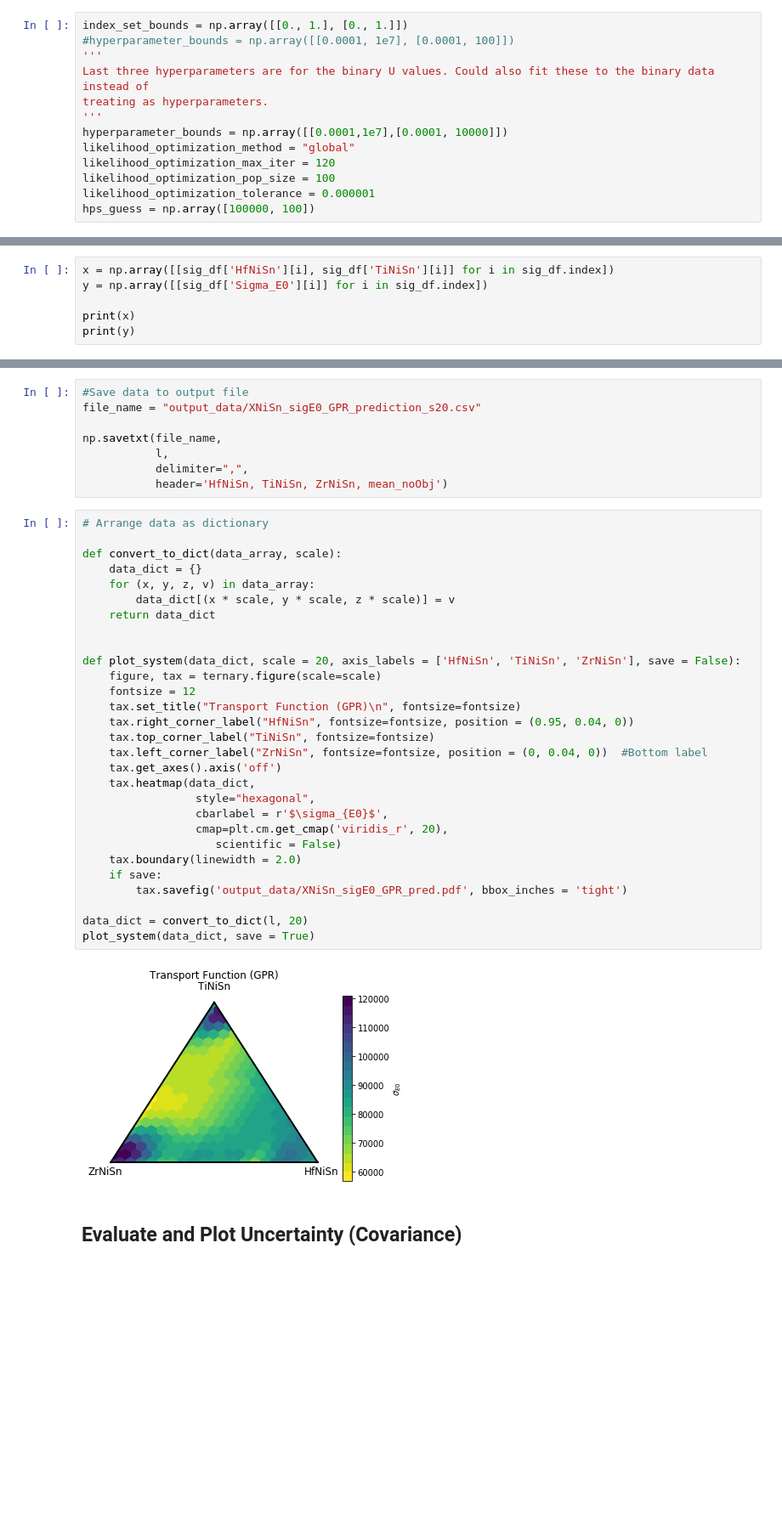
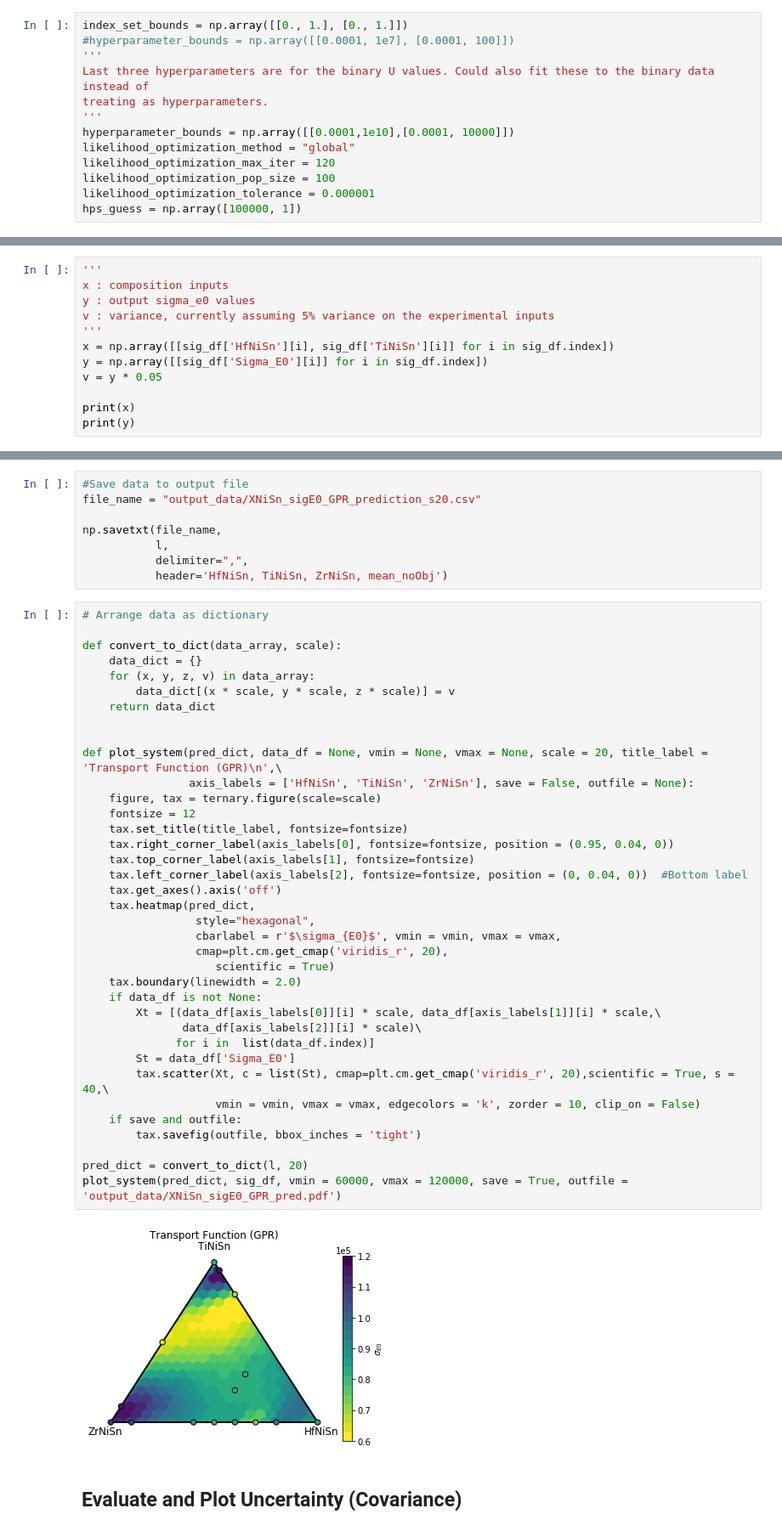
Before and after one commit to RamyaGuru/TECCA_GPR, a Jupyter notebook: SigmaE0_Kernel_Function.ipynb, the cells around one changed output, grey strips where cells are left out. Shown at 85% size. Saved outputs shown, nothing was run; the diff lists cells and outputs as text; blank space fills up the shorter version.

Commit message:
Added 5 percent experimental data variance. Changed hyperparameter bounds

```diff
--- a/SigmaE0_Kernel_Function.ipynb
+++ b/SigmaE0_Kernel_Function.ipynb
@@ -218,17 +218,23 @@ index_set_bounds = np.array([[0., 1.], [0., 1.]])
 Last three hyperparameters are for the binary U values. Could also fit these to the binary data instead of
 treating as hyperparameters.
 '''
-hyperparameter_bounds = np.array([[0.0001,1e7],[0.0001, 10000]])
+hyperparameter_bounds = np.array([[0.0001,1e10],[0.0001, 10000]])
 likelihood_optimization_method = "global"
 likelihood_optimization_max_iter = 120
 likelihood_optimization_pop_size = 100
 likelihood_optimization_tolerance = 0.000001
-hps_guess = np.array([100000, 100])
+hps_guess = np.array([100000, 1])
 # %% [markdown]
 ## Initialize and Train the GP Optimizer
 # %%
+'''
+x : composition inputs
+y : output sigma_e0 values
+v : variance, currently assuming 5% variance on the experimental inputs
+'''
 x = np.array([[sig_df['HfNiSn'][i], sig_df['TiNiSn'][i]] for i in sig_df.index])
 y = np.array([[sig_df['Sigma_E0'][i]] for i in sig_df.index])
+v = y * 0.05
 
 print(x)
 print(y)
@@ -358,34 +364,42 @@ np.savetxt(file_name,
 # %%
 # Arrange data as dictionary
 
 def convert_to_dict(data_array, scale):
     data_dict = {}
     for (x, y, z, v) in data_array:
         data_dict[(x * scale, y * scale, z * scale)] = v
     return data_dict
 
 
-def plot_system(data_dict, scale = 20, axis_labels = ['HfNiSn', 'TiNiSn', 'ZrNiSn'], save = False):
+def plot_system(pred_dict, data_df = None, vmin = None, vmax = None, scale = 20, title_label = 'Transport Function (GPR)\n',\
+                axis_labels = ['HfNiSn', 'TiNiSn', 'ZrNiSn'], save = False, outfile = None):
     figure, tax = ternary.figure(scale=scale)
     fontsize = 12
-    tax.set_title("Transport Function (GPR)\n", fontsize=fontsize)
-    tax.right_corner_label("HfNiSn", fontsize=fontsize, position = (0.95, 0.04, 0))
-    tax.top_corner_label("TiNiSn", fontsize=fontsize)
-    tax.left_corner_label("ZrNiSn", fontsize=fontsize, position = (0, 0.04, 0))  #Bottom label
+    tax.set_title(title_label, fontsize=fontsize)
+    tax.right_corner_label(axis_labels[0], fontsize=fontsize, position = (0.95, 0.04, 0))
+    tax.top_corner_label(axis_labels[1], fontsize=fontsize)
+    tax.left_corner_label(axis_labels[2], fontsize=fontsize, position = (0, 0.04, 0))  #Bottom label
     tax.get_axes().axis('off')
-    tax.heatmap(data_dict,
+    tax.heatmap(pred_dict,
                  style="hexagonal",
-                 cbarlabel = r'$\sigma_{E0}$',
+                 cbarlabel = r'$\sigma_{E0}$', vmin = vmin, vmax = vmax,
                  cmap=plt.cm.get_cmap('viridis_r', 20),
-                    scientific = False)
+                    scientific = True)
     tax.boundary(linewidth = 2.0)
-    if save:
-        tax.savefig('output_data/XNiSn_sigE0_GPR_pred.pdf', bbox_inches = 'tight')
+    if data_df is not None:
+        Xt = [(data_df[axis_labels[0]][i] * scale, data_df[axis_labels[1]][i] * scale,\
+               data_df[axis_labels[2]][i] * scale)\
+              for i in  list(data_df.index)]
+        St = data_df['Sigma_E0']
+        tax.scatter(Xt, c = list(St), cmap=plt.cm.get_cmap('viridis_r', 20),scientific = True, s = 40,\
+                    vmin = vmin, vmax = vmax, edgecolors = 'k', zorder = 10, clip_on = False)
+    if save and outfile:
+        tax.savefig(outfile, bbox_inches = 'tight')
 
-data_dict = convert_to_dict(l, 20)
-plot_system(data_dict, save = True)
+pred_dict = convert_to_dict(l, 20)
+plot_system(pred_dict, sig_df, vmin = 60000, vmax = 120000, save = True, outfile = 'output_data/XNiSn_sigE0_GPR_pred.pdf')
 # %% [output]
-[figure, old version]
+[figure, new version]
 # %% [markdown]
 ## Evaluate and Plot Uncertainty (Covariance)
 # %%
```
Also changed, not shown: parts of 5 cells of this notebook, 4 other files.
